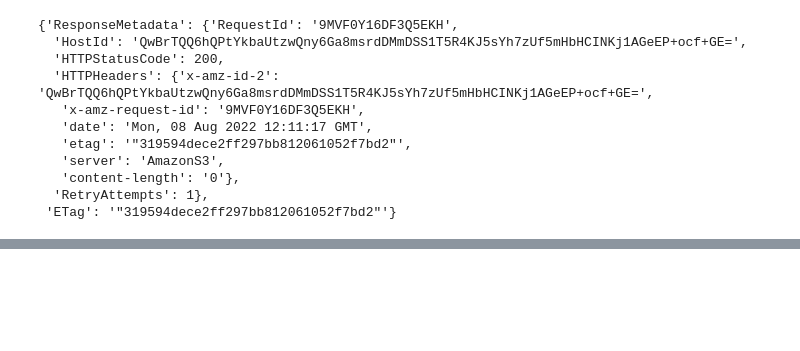
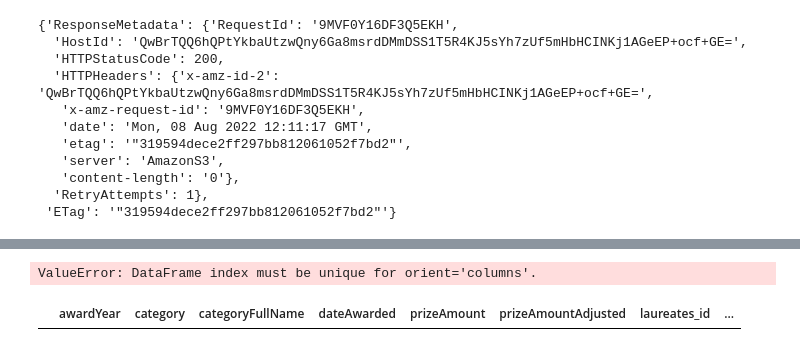
Before and after one commit to fermatrix/mc2-m13-capstone-fermatrix, a Jupyter notebook: Steven/testing.ipynb, the cells around one changed output, grey strips where cells are left out. Cells and saved outputs as stored; diff of their text form; code cells hidden in the pictures; blank space fills up the shorter version.

```diff
--- a/Steven/testing.ipynb
+++ b/Steven/testing.ipynb
@@ -206,0 +188,53 @@ mix_df.head(60)
+# %%
+#  ------------------------------- LAMBDA SILVER ----------------------------------
+
+import json
+import pandas as pd
+import boto3
+import numpy as np
+import fractions
+
+
+
+df_bronze_laureates = pd.read_parquet("s3://alvaro-munoz-nobelprice/raw/bronze")
+
+#Rename of the columns
+df_bronze_laureates = df_bronze_laureates.rename(columns={'prizeAmount':'prize_amount',
+                                                            'awardYear':'year',
+                                                            'laureates_id' : 'laureate_id',
+                                                            'portion' : 'laureate_portion',
+                                                            'categoryFullName' : 'category_full_name',
+                                                            'dateAwarded' : 'date_awarded',
+                                                            'prizeAmountAdjusted' : 'prize_amount_adjusted',
+                                                            'fullName' : 'full_name'})
+df_bronze_laureates['laureate_portion'] = fractions.Fraction(df_bronze_laureates['laureate_portion'])
+#Change "laureates_portion" into a float column
+refactor_columns = {
+    'laureate_portion' : 'float'
+}
+
+df_bronze_laureates = df_bronze_laureates.astype(refactor_columns)
+
+#Creation of the column: prize_amount_real
+prize_amount_real_col = pd.DataFrame(columns=['prize_real_amount'] )
+prize_amount_real_col['prize_real_amount'] = np.sqrt(df_bronze_laureates['prize_amount'] * df_bronze_laureates['laureate_portion'])
+
+#Adding the new column
+df_bronze_new = df_bronze_laureates.assign(prize_real_amount = prize_amount_real_col)
+
+
+#Creating the file "silver_laureates.parquet" in the bucket S3
+s3=boto3.client('s3')
+
+content=df_bronze_new.to_parquet()
+prueba=df_bronze_new.to_json()
+s3.put_object(Body=content, Bucket='cidaen', Key='raw/silver/silver_laureates.parquet')
+# %% [output]
+ValueError: DataFrame index must be unique for orient='columns'.
+# %%
+# df_laureates_s3 = pd.read_parquet('s3://alvaro-munoz-nobelprice/raw/silver')
+
+df_laureates_s3 = pd.read_parquet("s3://alvaro-munoz-nobelprice/raw/bronze")
+df_laureates_s3.head(60)
+# %% [output]
+|  | awardYear | category | categoryFullName | dateAwarded | prizeAmount | prizeAmountAdjusted | laureates_id | ... |
```
Also changed, not shown: parts of 4 cells of this notebook, 3 other files.
